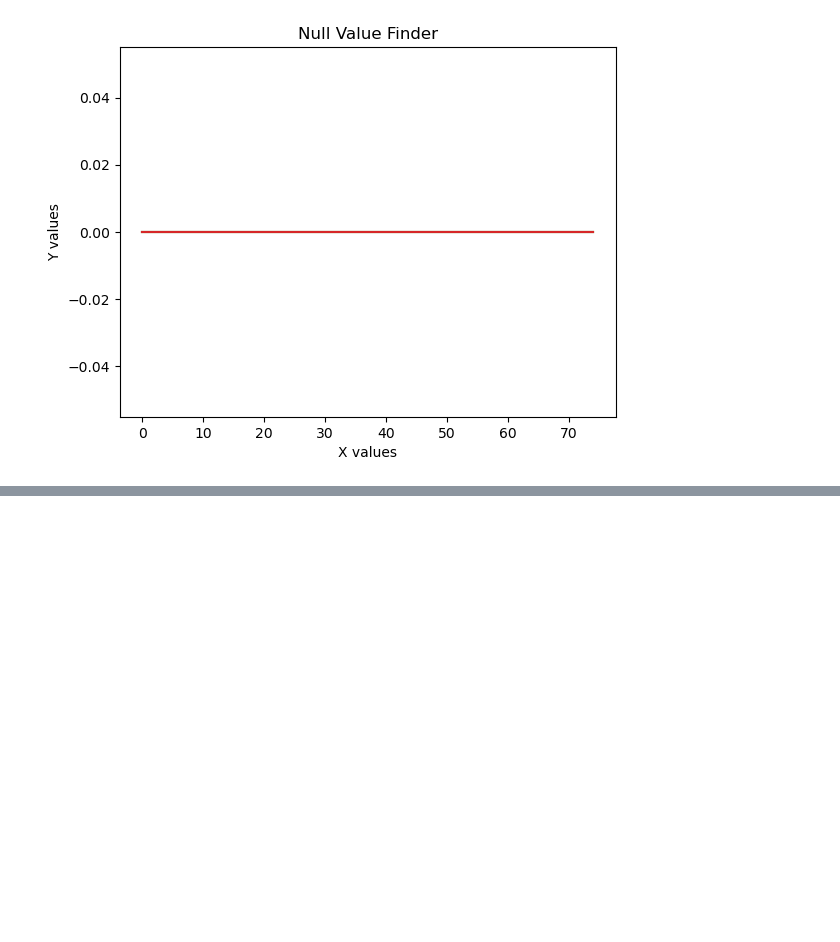
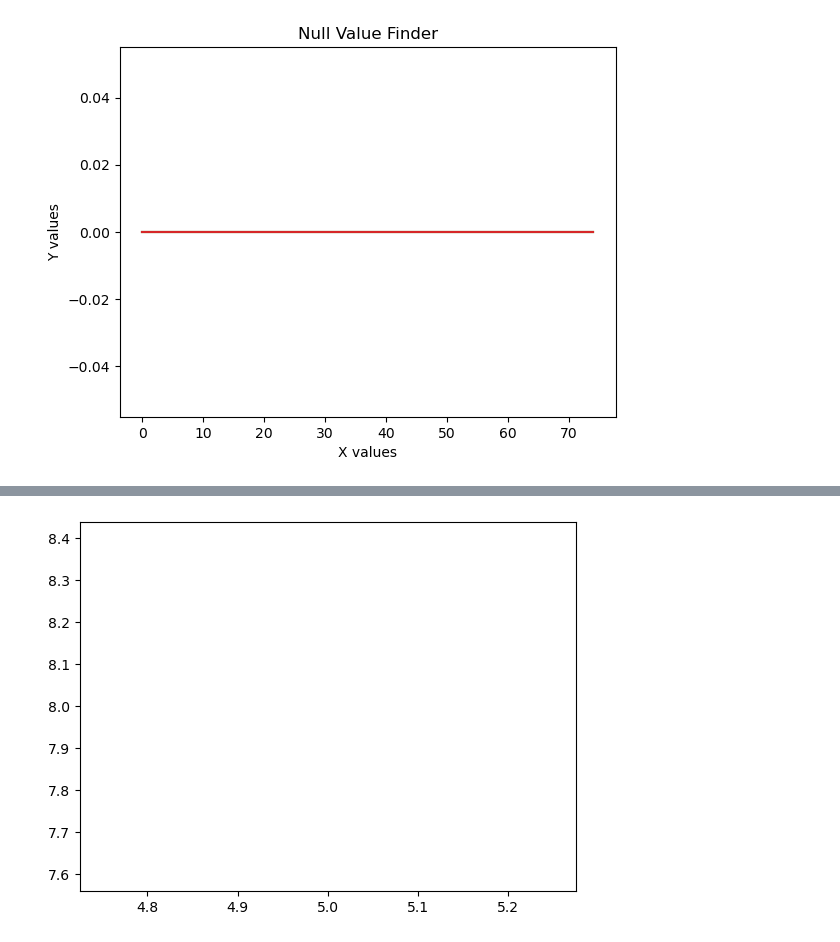
Before and after one commit to lakshitha2009/Data-Science, a Jupyter notebook: Panindia.ipynb, the cells around one changed output, grey strips where cells are left out. Cells and saved outputs as stored; diff of their text form; code cells hidden in the pictures; blank space fills up the shorter version.

```diff
--- a/Panindia.ipynb
+++ b/Panindia.ipynb
@@ -216,0 +225,7 @@ plt.show()
+# %%
+x1=a
+y1=b
+plt.plot(x1,y1)
+plt.show()
+# %% [output]
+[figure, added]
```
Also changed, not shown: parts of 27 cells of this notebook.
